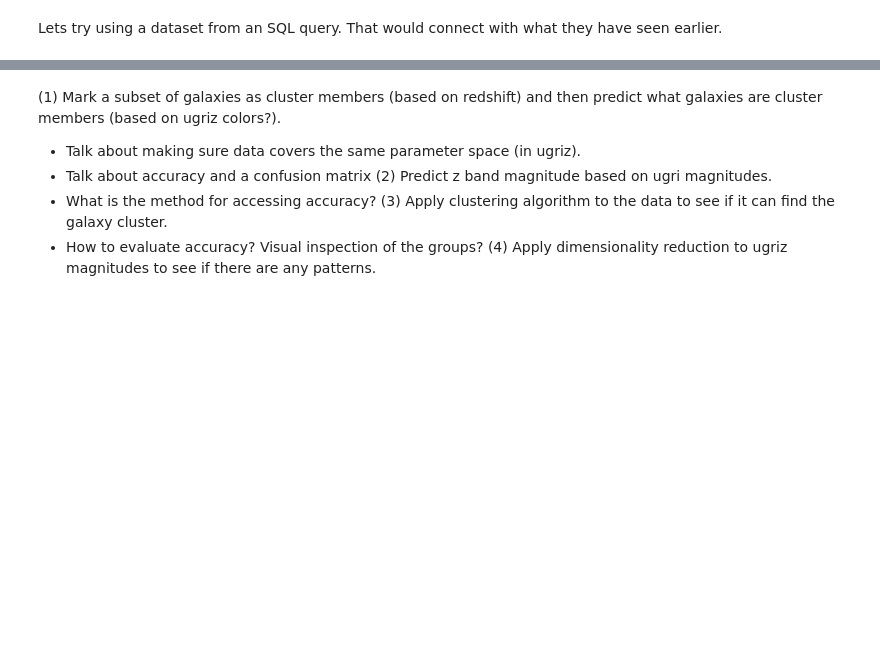
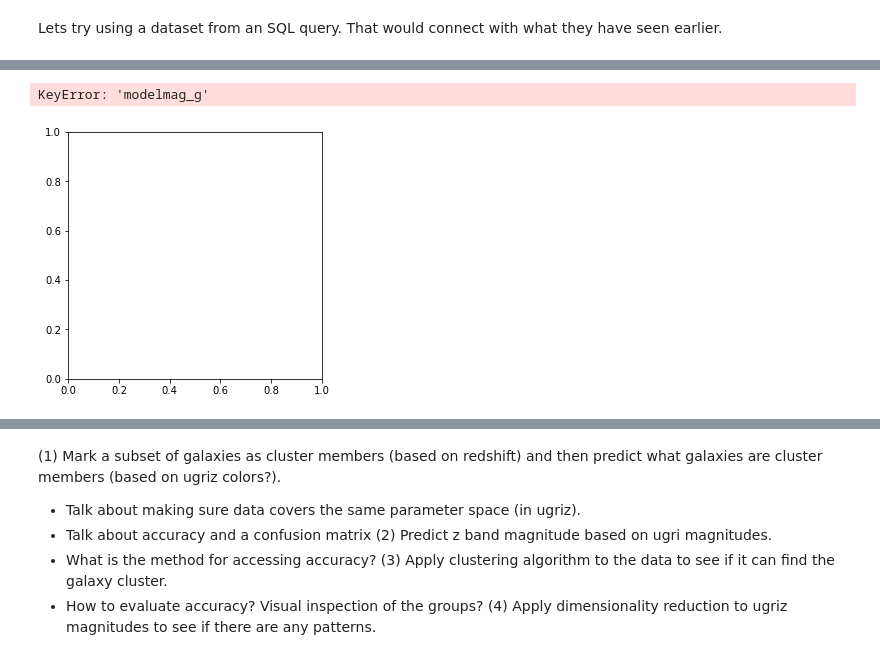
Before and after one commit to kevin-flaherty/Astro211, a Jupyter notebook: Lab8_MachineLearning/MachineLearning.ipynb, the cells around one changed output, grey strips where cells are left out. Saved outputs shown, nothing was run; the diff lists cells and outputs as text; code cells hidden in the pictures; blank space fills up the shorter version.

```diff
--- a/Lab8_MachineLearning/MachineLearning.ipynb
+++ b/Lab8_MachineLearning/MachineLearning.ipynb
@@ -510,0 +530,7 @@ HTTPError: 503 Server Error: Service Unavailable for url: https://skyserver.sdss
+# %%
+df = data.to_pandas()
+df.iloc[:30,:]
+
+data2={'u-g':df['modelmag_u']-df['modelmag_g'],'r-i':df['modelmag_r']-df['modelmag_i'],'i-z':df['modelmag_i']-df['modelmag_z'],'z':df['z']}
+df2 = pd.DataFrame(data2)
+df2.iloc[:30,:]
@@ -510,0 +565,36 @@ HTTPError: 503 Server Error: Service Unavailable for url: https://skyserver.sdss
+# %%
+TrainSet_all = df2.iloc[:15000,:]
+TestSet_all = df2.iloc[15000:,:]
+
+Xtrain_all = TrainSet_all.drop(['z'],axis=1)
+Xtest_all = TestSet_all.drop(['z'],axis=1)
+ytrain_all = (TrainSet_all.z<0.25) & (TrainSet_all.z>.002)
+ytest_all = (TestSet_all.z<0.25) & (TestSet_all.z>.002)
+X_all = df2.drop(['z'],axis=1)
+y_all = (df2.z<0.25) & (df2.z>.002)
+# %%
+plt.figure(figsize=(10,10))
+plt.subplot(2,2,1)
+plt.plot(Xtrain_all['modelmag_g'],Xtrain_all['modelmag_i'],'.k')
+plt.plot(Xtest_all['modelmag_g'],Xtest_all['modelmag_i'],'or')
+plt.xlabel('modelmag_g')
+plt.ylabel('modelmag_i')
+
+plt.subplot(2,2,2)
+plt.plot(Xtrain_all['modelmag_u'],Xtrain_all['modelmag_r'],'.k')
+plt.plot(Xtest_all['modelmag_u'],Xtest_all['modelmag_r'],'or')
+plt.xlabel('modelmag_u')
+plt.ylabel('modelmag_r')
+
+plt.subplot(2,2,3)
+plt.plot(Xtrain_all['modelmag_z'],Xtrain_all['petroRAD_r'],'.k')
+plt.plot(Xtest_all['modelmag_z'],Xtest_all['petroRAD_r'],'or')
+plt.xlabel('modelmag_z')
+plt.ylabel('petroRAD_r')
+
+plt.subplot(2,2,4)
+plt.hist(df['z'],bins=10)
+plt.xlabel('z')
+# %% [output]
+KeyError: 'modelmag_g'
+[figure, added]
```
Also changed, not shown: parts of 18 cells of this notebook, 12 other files.
